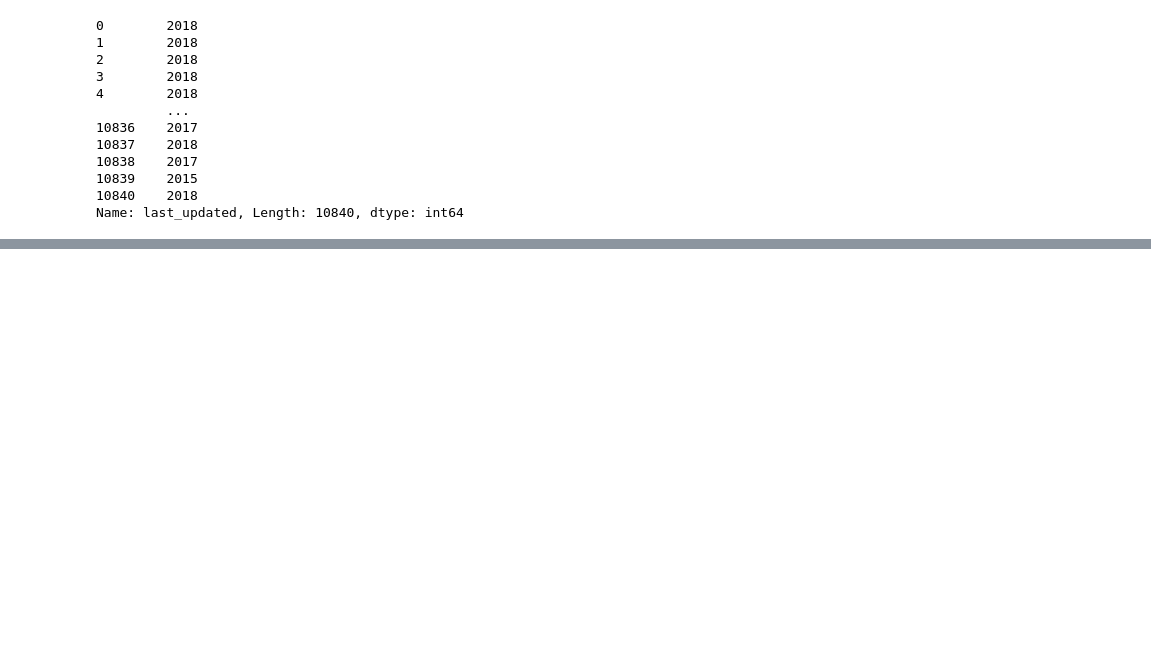
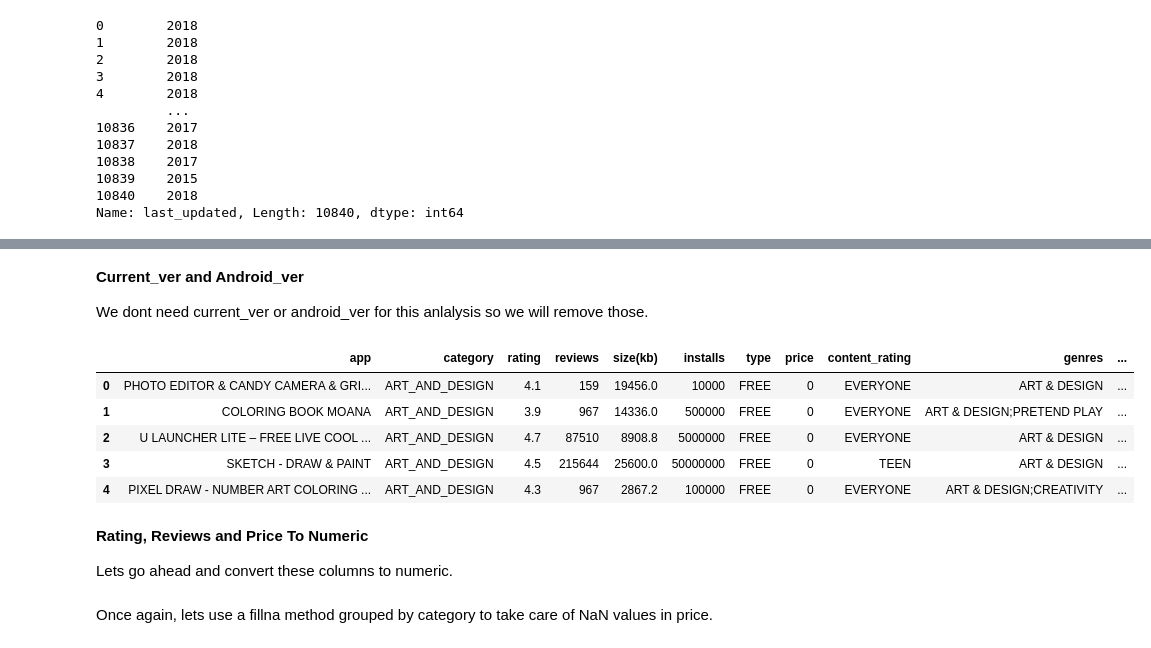
Before and after one commit to AjayJAjay/PlayStore-App-Review-Analysis, a Jupyter notebook: Play_Store_App_Review_Analysis_Capstone_Project.ipynb, the cells around one changed output, grey strips where cells are left out. Drawn from its saved outputs; the diff is of its cells as text; code cells hidden in the pictures; blank space fills up the shorter version.

```diff
--- a/Play_Store_App_Review_Analysis_Capstone_Project.ipynb
+++ b/Play_Store_App_Review_Analysis_Capstone_Project.ipynb
@@ -293,0 +308,5 @@ Name: last_updated, Length: 10840, dtype: int64
+# %%
+def to_numeric(df, col):
+    return pd.to_numeric(df[col])
+# %%
+df['installs'] = to_numeric(df, 'installs')
@@ -293,0 +336,19 @@ Name: last_updated, Length: 10840, dtype: int64
+# %% [markdown]
+**Current_ver and Android_ver**
+
+We dont need current_ver or android_ver for this anlalysis so we will remove those.
+# %%
+df = df.drop(['current_ver', 'android_ver'], axis=1)
+# %%
+df.head()
+# %% [output]
+|  | app | category | rating | reviews | size(kb) | installs | type | price | content_rating | genres | ... |
+| 0 | PHOTO EDITOR & CANDY CAMERA & GRI... | ART_AND_DESIGN | 4.1 | 159 | 19456.0 | 10000 | FREE | 0 | EVERYONE | ART & DESIGN | ... |
+| 1 | COLORING BOOK MOANA | ART_AND_DESIGN | 3.9 | 967 | 14336.0 | 500000 | FREE | 0 | EVERYONE | ART & DESIGN;PRETEND PLAY | ... |
+| 2 | U LAUNCHER LITE – FREE LIVE COOL ... | ART_AND_DESIGN | 4.7 | 87510 | 8908.8 | 5000000 | FREE | 0 | EVERYONE | ART & DESIGN | ... |
+| 3 | SKETCH - DRAW & PAINT | ART_AND_DESIGN | 4.5 | 215644 | 25600.0 | 50000000 | FREE | 0 | TEEN | ART & DESIGN | ... |
+| 4 | PIXEL DRAW - NUMBER ART COLORING ... | ART_AND_DESIGN | 4.3 | 967 | 2867.2 | 100000 | FREE | 0 | EVERYONE | ART & DESIGN;CREATIVITY | ... |
+# %% [markdown]
+**Rating, Reviews and Price To Numeric**
+
+Lets go ahead and convert these columns to numeric.
@@ -293,0 +366,3 @@ Name: last_updated, Length: 10840, dtype: int64
+# %% [markdown]
+
+Once again, lets use a fillna method grouped by category to take care of NaN values in price.
```
Also changed, not shown: parts of 23 cells of this notebook.
